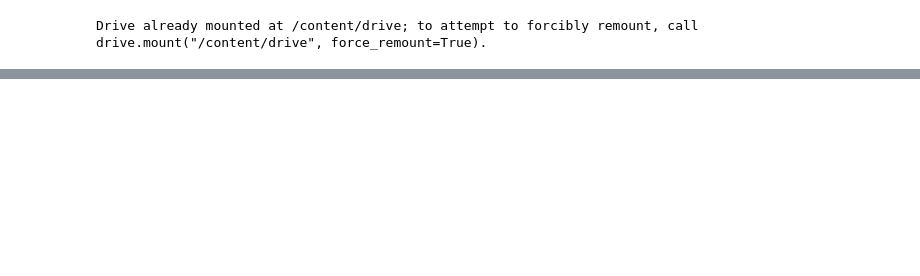
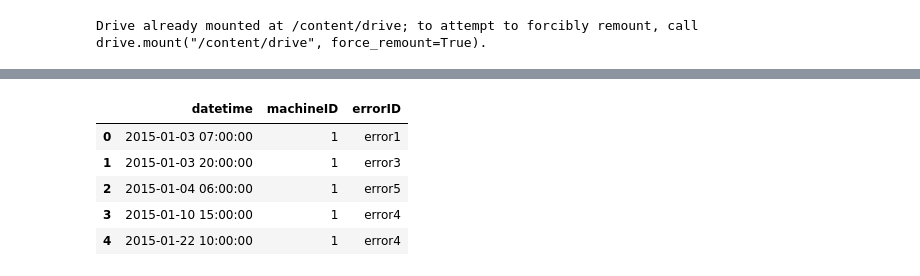
Before and after one commit to caldep/ds4a, a Jupyter notebook: notebooks/analisis_inicial.ipynb, the cells around one changed output, grey strips where cells are left out. Saved outputs shown, nothing was run; the diff lists cells and outputs as text; code cells hidden in the pictures; blank space fills up the shorter version.

Commit message:
Se cargan los datasets del proyecto

```diff
--- a/notebooks/analisis_inicial.ipynb
+++ b/notebooks/analisis_inicial.ipynb
@@ -18,2 +40,7 @@ files = {
   }
+# %%
+#cargue de archivos dataset
+dataframe = dict()
+for key, value in files.items():
+  dataframe[key] = pd.read_csv(DATA_PATH+value)
 # %%
@@ -33,0 +73,10 @@ df_telemetry.head()
+# %%
+#Dataset de errores
+dataframe['errors'].head()
+# %% [output]
+|  | datetime | machineID | errorID |
+| 0 | 2015-01-03 07:00:00 | 1 | error1 |
+| 1 | 2015-01-03 20:00:00 | 1 | error3 |
+| 2 | 2015-01-04 06:00:00 | 1 | error5 |
+| 3 | 2015-01-10 15:00:00 | 1 | error4 |
+| 4 | 2015-01-22 10:00:00 | 1 | error4 |
```
Also changed, not shown: parts of 11 cells of this notebook.
